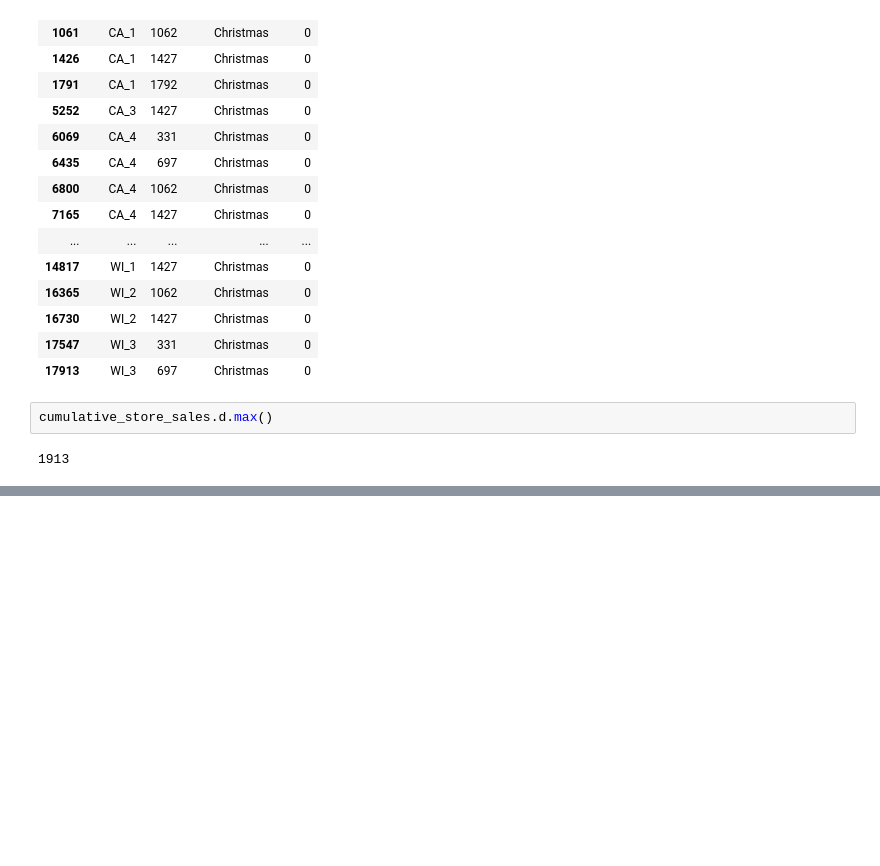
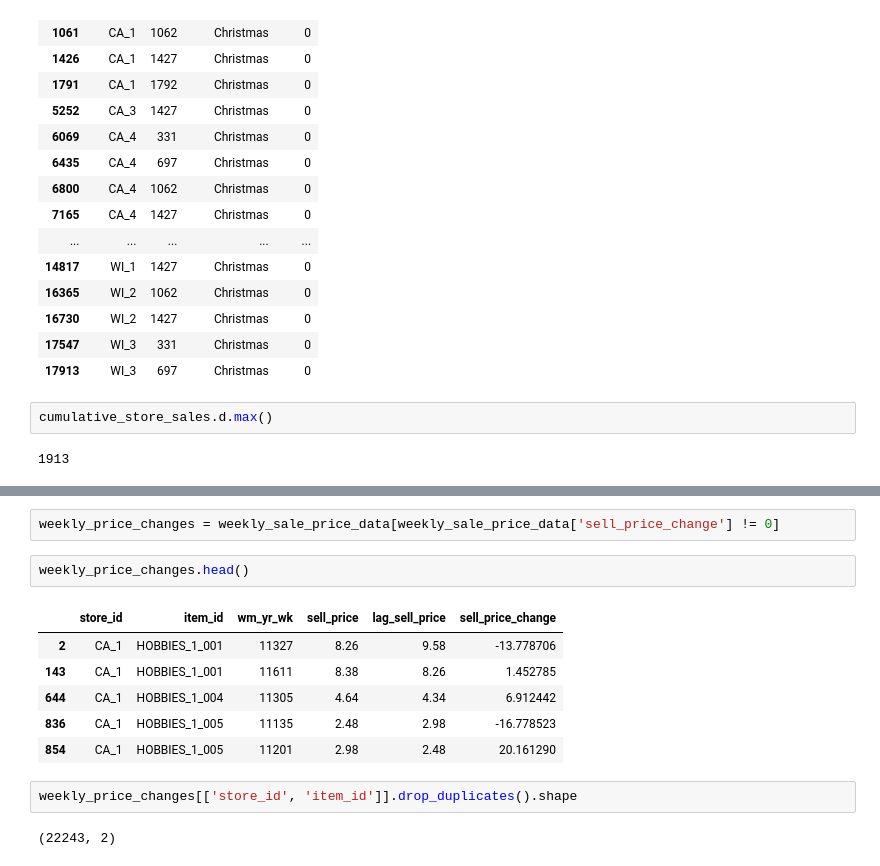
Before and after one commit to andrew-kipp/M5-Forecasting, a Jupyter notebook: EDA_Sales_Plots.ipynb, the cells around one changed output, grey strips where cells are left out. Cells and saved outputs as stored; diff of their text form; blank space fills up the shorter version.

```diff
--- a/EDA_Sales_Plots.ipynb
+++ b/EDA_Sales_Plots.ipynb
@@ -111,0 +143,15 @@ cumulative_store_sales.d.max()
+# %%
+weekly_price_changes = weekly_sale_price_data[weekly_sale_price_data['sell_price_change'] != 0]
+# %%
+weekly_price_changes.head()
+# %% [output]
+|  | store_id | item_id | wm_yr_wk | sell_price | lag_sell_price | sell_price_change |
+| 2 | CA_1 | HOBBIES_1_001 | 11327 | 8.26 | 9.58 | -13.778706 |
+| 143 | CA_1 | HOBBIES_1_001 | 11611 | 8.38 | 8.26 | 1.452785 |
+| 644 | CA_1 | HOBBIES_1_004 | 11305 | 4.64 | 4.34 | 6.912442 |
+| 836 | CA_1 | HOBBIES_1_005 | 11135 | 2.48 | 2.98 | -16.778523 |
+| 854 | CA_1 | HOBBIES_1_005 | 11201 | 2.98 | 2.48 | 20.161290 |
+# %%
+weekly_price_changes[['store_id', 'item_id']].drop_duplicates().shape
+# %% [output]
+(22243, 2)
```
Also changed, not shown: parts of 8 cells of this notebook.
